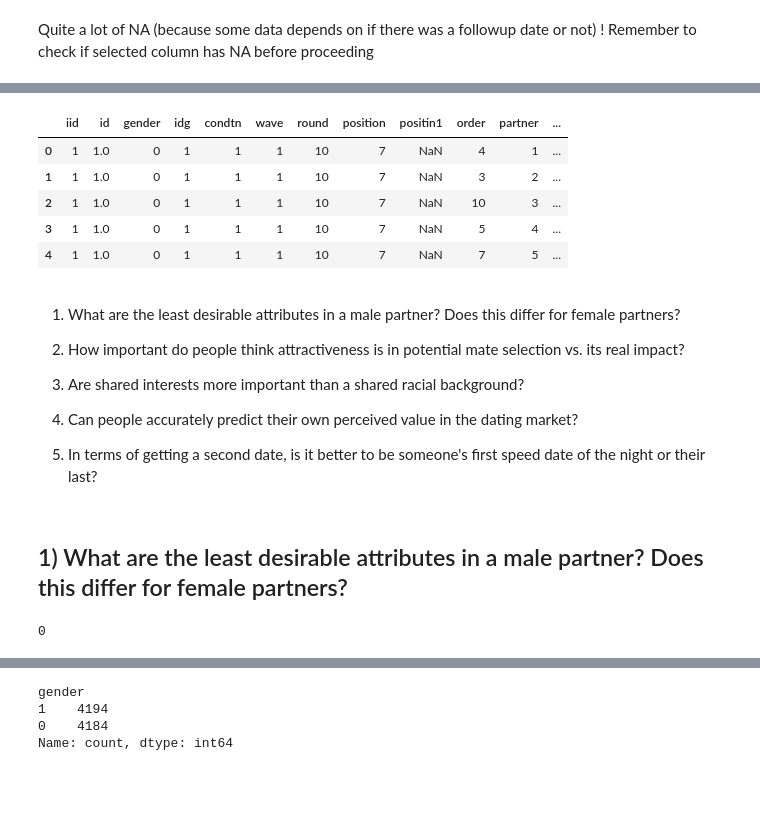
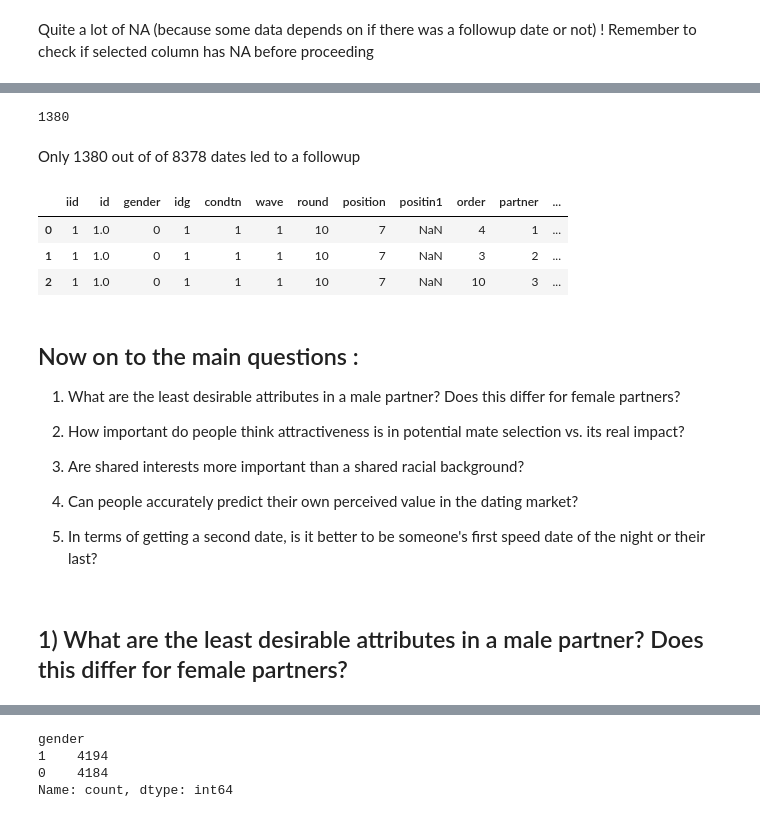
Before and after one commit to RomainPtre/Speed_dating, a Jupyter notebook: Project-1-Speed_dating.ipynb, the cells around one changed output, grey strips where cells are left out. Saved outputs shown, nothing was run; the diff lists cells and outputs as text; code cells hidden in the pictures; blank space fills up the shorter version.

```diff
--- a/Project-1-Speed_dating.ipynb
+++ b/Project-1-Speed_dating.ipynb
@@ -27,0 +71,8 @@ data['iid'].count()
+# %%
+followup = (data['dec'] == 1) & (data['dec_o'] == 1)
+data_follow_up = data[followup]
+len(data_follow_up)
+# %% [output]
+1380
+# %% [markdown]
+Only 1380 out of of 8378 dates led to a followup
@@ -28,13 +94,13 @@ data['iid'].count()
 # %%
-data.head()
+data.head(3)
 # %% [output]
 |  | iid | id | gender | idg | condtn | wave | round | position | positin1 | order | partner | ... |
 | 0 | 1 | 1.0 | 0 | 1 | 1 | 1 | 10 | 7 | NaN | 4 | 1 | ... |
 | 1 | 1 | 1.0 | 0 | 1 | 1 | 1 | 10 | 7 | NaN | 3 | 2 | ... |
 | 2 | 1 | 1.0 | 0 | 1 | 1 | 1 | 10 | 7 | NaN | 10 | 3 | ... |
-| 3 | 1 | 1.0 | 0 | 1 | 1 | 1 | 10 | 7 | NaN | 5 | 4 | ... |
-| 4 | 1 | 1.0 | 0 | 1 | 1 | 1 | 10 | 7 | NaN | 7 | 5 | ... |
 # %% [markdown]
+## Now on to the main questions :
+
 1) What are the least desirable attributes in a male partner? Does this differ for female partners?
 
 2) How important do people think attractiveness is in potential mate selection vs. its real impact?
@@ -46,7 +112,3 @@ data.head()
 5) In terms of getting a second date, is it better to be someone's first speed date of the night or their last?
 # %% [markdown]
 ## 1) What are the least desirable attributes in a male partner? Does this differ for female partners?
-# %%
-data['gender'].isna().sum()
-# %% [output]
-0
```
Also changed, not shown: parts of 66 cells of this notebook, 1 other file.
